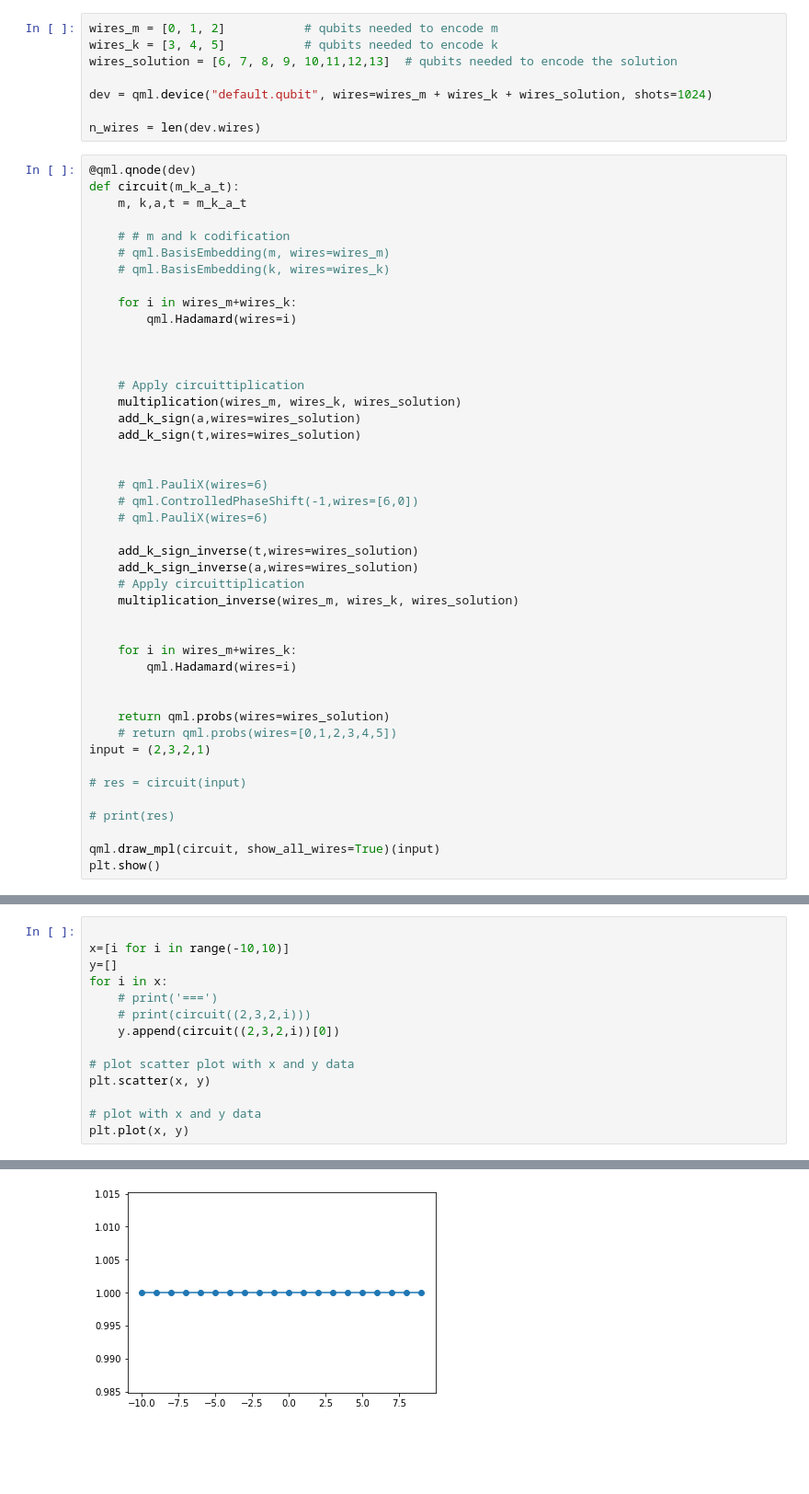
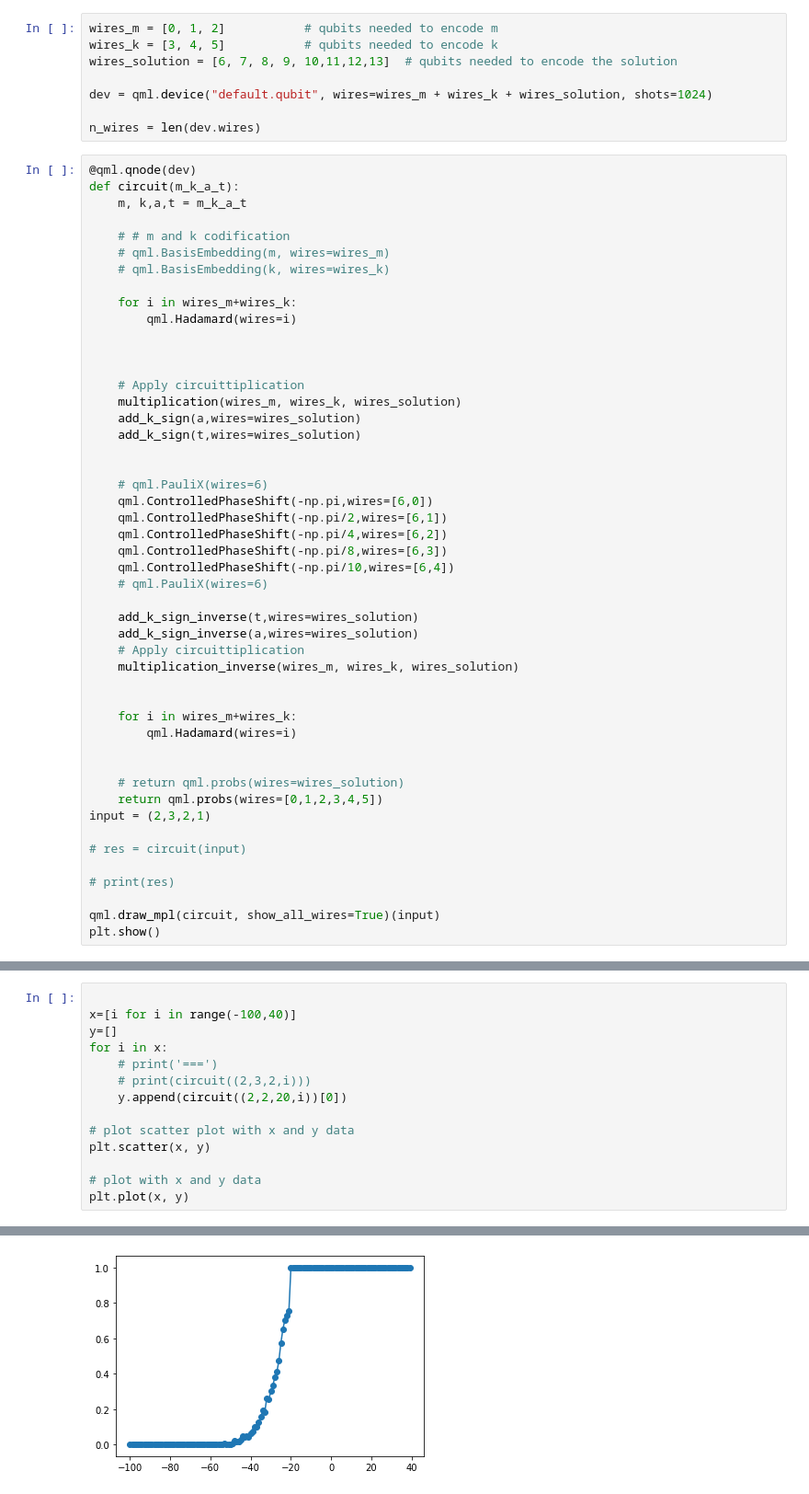
Before and after one commit to natanil-m/Quantum-Global-Optimum-Finder, a Jupyter notebook: Global Optimum/3 Q/simple.ipynb, the cells around one changed output, grey strips where cells are left out. Shown at 92% size. Saved outputs shown, nothing was run; the diff lists cells and outputs as text; blank space fills up the shorter version.

```diff
--- a/Global Optimum/3 Q/simple.ipynb
+++ b/Global Optimum/3 Q/simple.ipynb
@@ -88,7 +88,11 @@ def circuit(m_k_a_t):
 
 
     # qml.PauliX(wires=6)
-    # qml.ControlledPhaseShift(-1,wires=[6,0])
+    qml.ControlledPhaseShift(-np.pi,wires=[6,0])
+    qml.ControlledPhaseShift(-np.pi/2,wires=[6,1])
+    qml.ControlledPhaseShift(-np.pi/4,wires=[6,2])
+    qml.ControlledPhaseShift(-np.pi/8,wires=[6,3])
+    qml.ControlledPhaseShift(-np.pi/10,wires=[6,4])
     # qml.PauliX(wires=6)
 
     add_k_sign_inverse(t,wires=wires_solution)
@@ -101,8 +105,8 @@ def circuit(m_k_a_t):
         qml.Hadamard(wires=i)
 
 
-    return qml.probs(wires=wires_solution)
-    # return qml.probs(wires=[0,1,2,3,4,5])
+    # return qml.probs(wires=wires_solution)
+    return qml.probs(wires=[0,1,2,3,4,5])
 input = (2,3,2,1)
 
 # res = circuit(input)
@@ -116,17 +120,17 @@ plt.show()
 # %%
 
-x=[i for i in range(-10,10)]
+x=[i for i in range(-100,40)]
 y=[]
 for i in x:
     # print('===')
     # print(circuit((2,3,2,i)))
-    y.append(circuit((2,3,2,i))[0])
+    y.append(circuit((2,2,20,i))[0])
 
 # plot scatter plot with x and y data
 plt.scatter(x, y)
 
 # plot with x and y data
 plt.plot(x, y)
 # %% [output]
 [<matplotlib.lines.Line2D at 0x...>]
-[figure, old version]
+[figure, new version]
```
Also changed, not shown: parts of 1 cell of this notebook.
